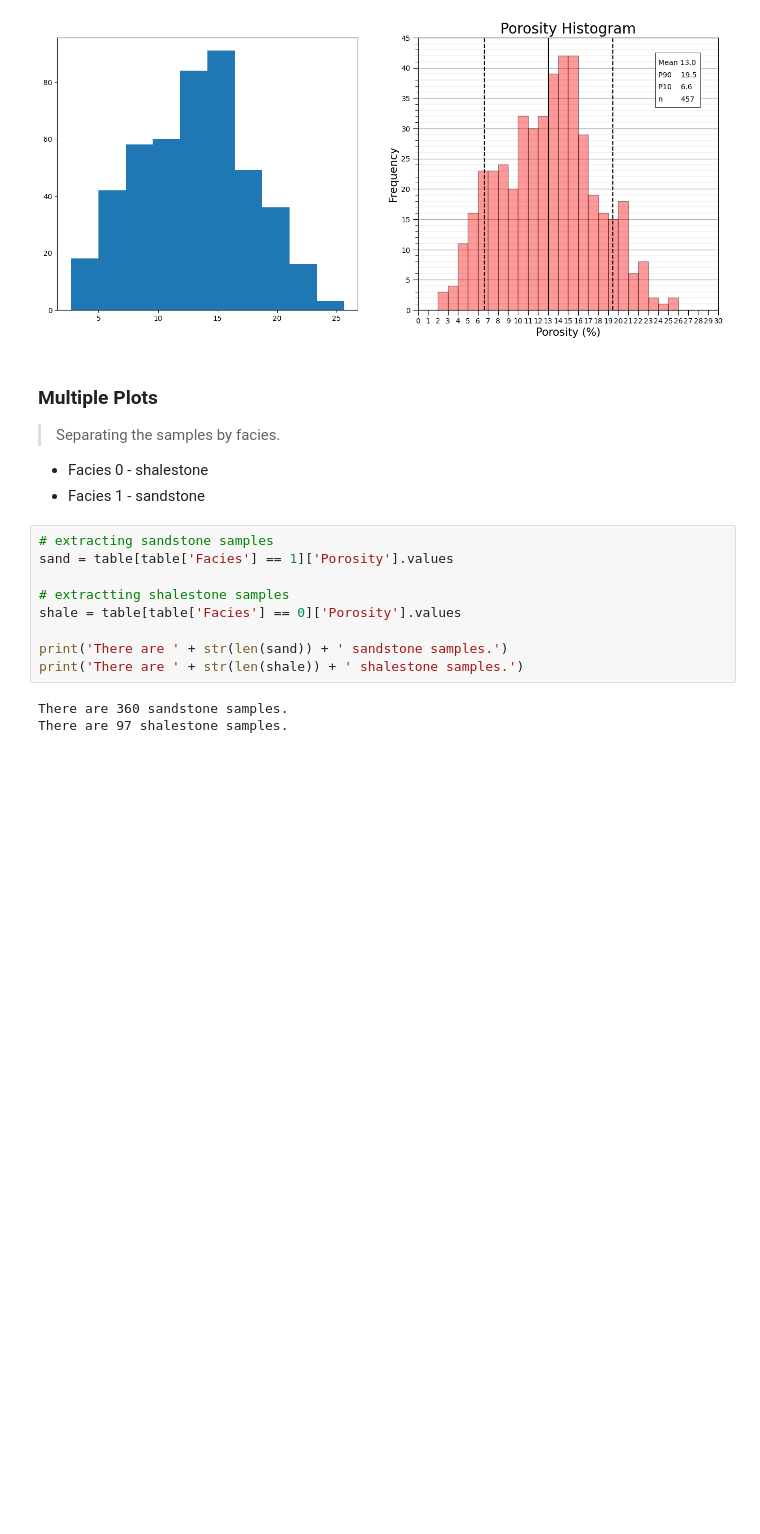
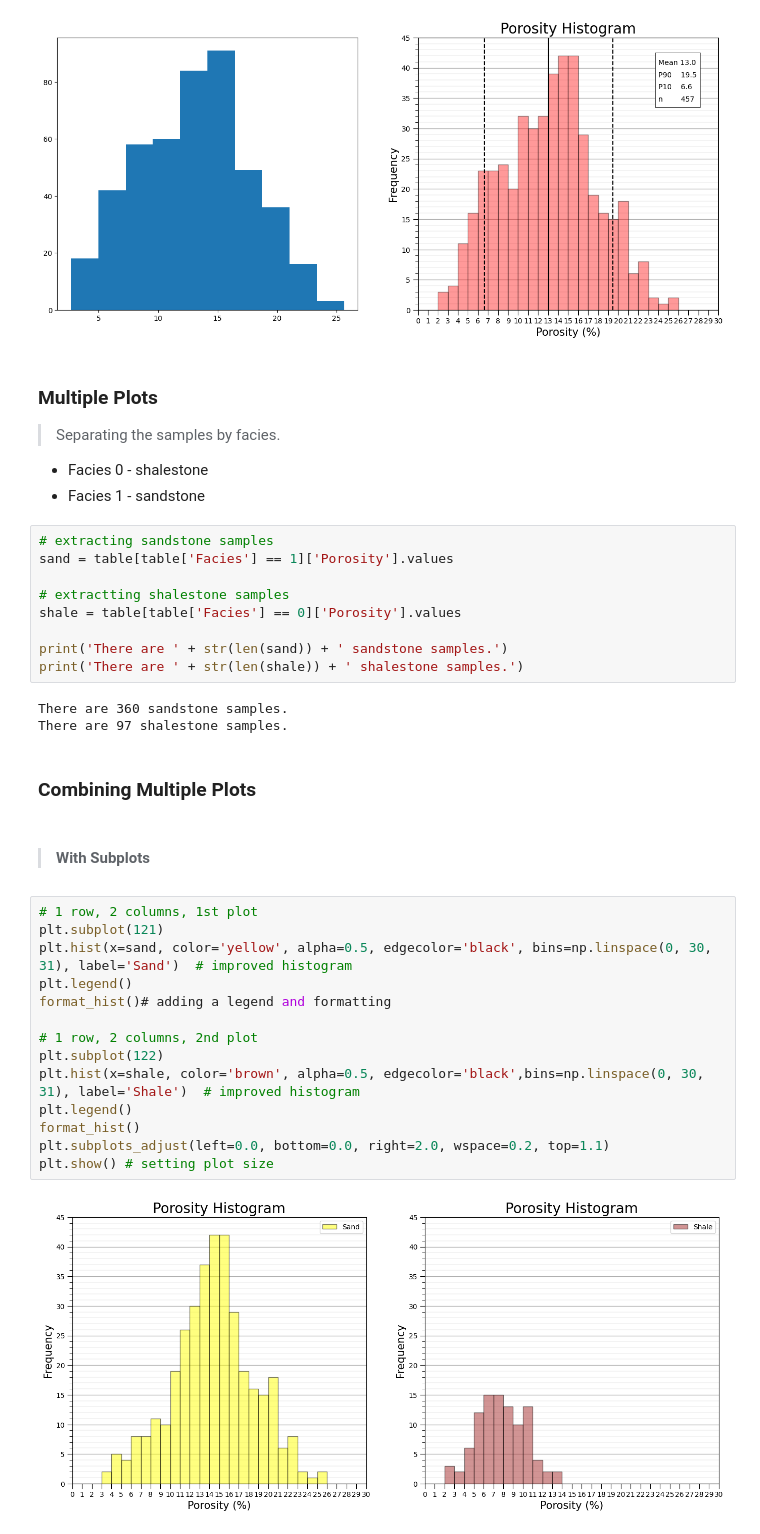
Before and after one commit to aaditya29/Quantitative-Finance-With-Python, a Jupyter notebook: 05-Data Science Basics/03-Univariate Data Visualisation/univariate.ipynb, the cells around one changed output. Saved outputs shown, nothing was run; the diff lists cells and outputs as text; blank space fills up the shorter version.

Commit message:
combining multiple plot with same subplot

```diff
--- a/05-Data Science Basics/03-Univariate Data Visualisation/univariate.ipynb
+++ b/05-Data Science Basics/03-Univariate Data Visualisation/univariate.ipynb
@@ -251,3 +251,23 @@ print('There are ' + str(len(shale)) + ' shalestone samples.')
 # %% [output]
 There are 360 sandstone samples.
 There are 97 shalestone samples.
+# %% [markdown]
+### Combining Multiple Plots
+# %% [markdown]
+> #### With Subplots
+# %%
+# 1 row, 2 columns, 1st plot
+plt.subplot(121)
+plt.hist(x=sand, color='yellow', alpha=0.5, edgecolor='black', bins=np.linspace(0, 30, 31), label='Sand')  # improved histogram
+plt.legend()
+format_hist()# adding a legend and formatting
+
+# 1 row, 2 columns, 2nd plot
+plt.subplot(122)
+plt.hist(x=shale, color='brown', alpha=0.5, edgecolor='black',bins=np.linspace(0, 30, 31), label='Shale')  # improved histogram
+plt.legend()
+format_hist()
+plt.subplots_adjust(left=0.0, bottom=0.0, right=2.0, wspace=0.2, top=1.1)
+plt.show() # setting plot size
+# %% [output]
+[figure, added]
```
